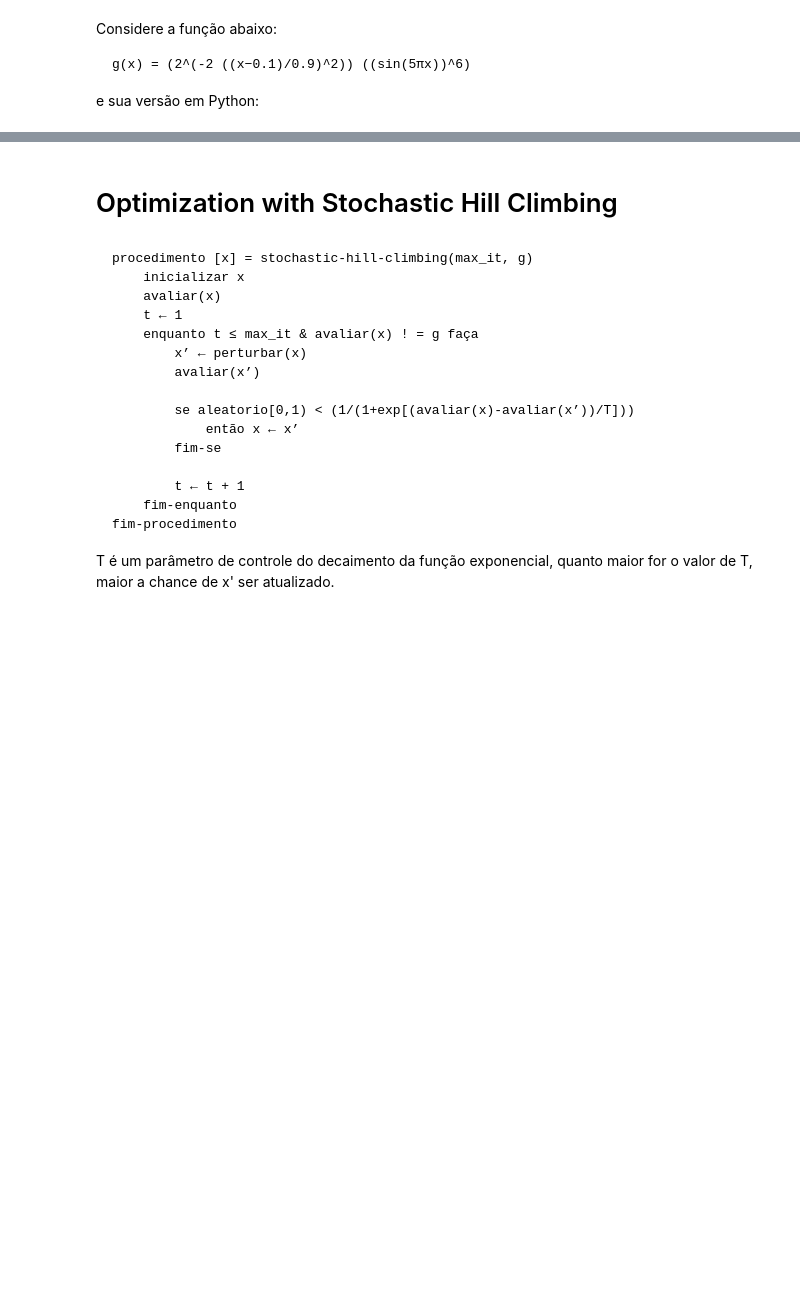
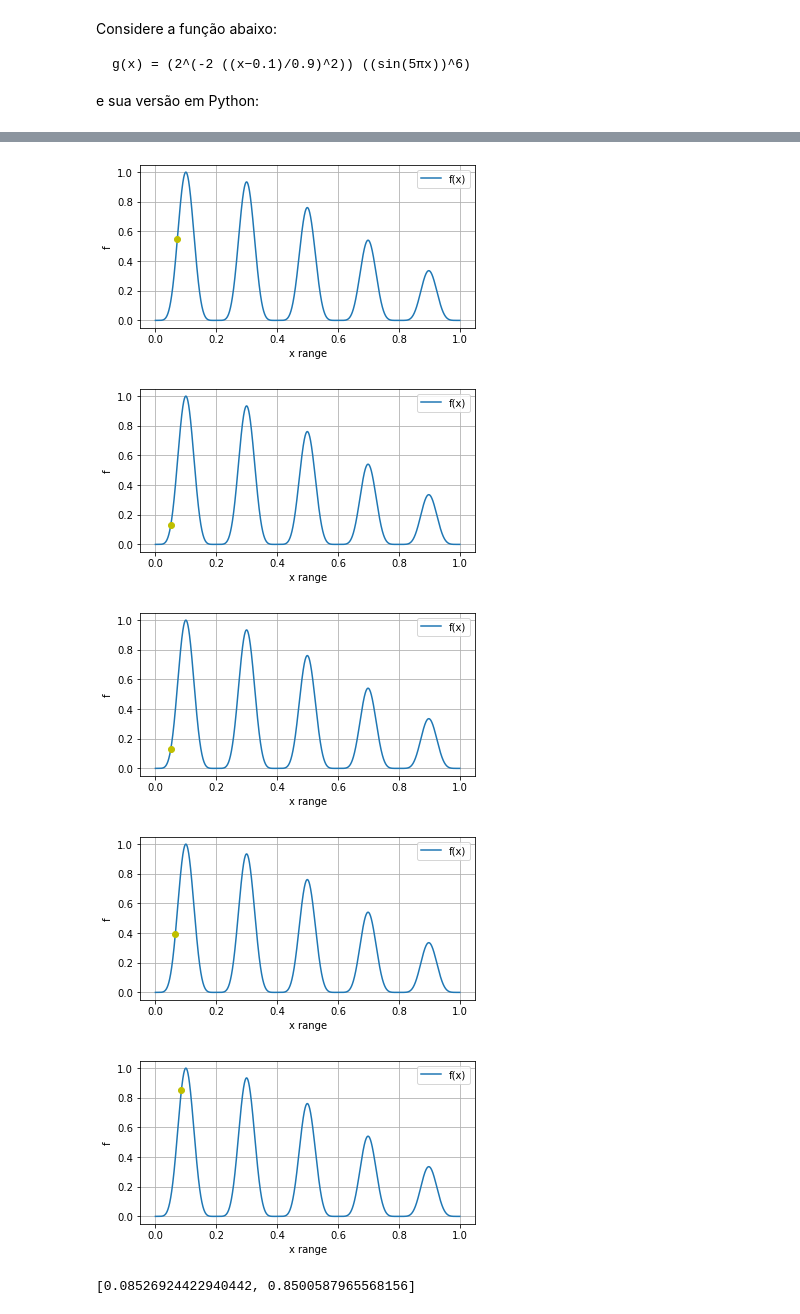
Before and after one commit to luisvenezian/unesp-cipn-algortimos, a Jupyter notebook: otimizacao.ipynb, the cells around one changed output, grey strips where cells are left out. Saved outputs shown, nothing was run; the diff lists cells and outputs as text; code cells hidden in the pictures; blank space fills up the shorter version.

Commit message:
stochastic hill climbing

````diff
--- a/otimizacao.ipynb
+++ b/otimizacao.ipynb
@@ -91,27 +104,41 @@ hill_climbing()
-# %% [markdown]
-# Optimization with Stochastic Hill Climbing
-# %% [markdown]
-```
-procedimento [x] = stochastic-hill-climbing(max_it, g)
-    inicializar x
-    avaliar(x)
-    t ← 1
-    enquanto t ≤ max_it & avaliar(x) ! = g faça
-        x’ ← perturbar(x)
-        avaliar(x’)
-
-        se aleatorio[0,1) < (1/(1+exp[(avaliar(x)-avaliar(x’))/T]))
-            então x ← x’
-        fim-se
-
-        t ← t + 1
-    fim-enquanto
-fim-procedimento
-```
-
-T é um parâmetro de controle do decaimento
-da função exponencial, quanto maior for o valor de T, maior a chance de x' ser atualizado.
-# %%
-def stochastic_hill_climbing(max_it: int, g: int):
-    pass
-    # (1/(1+exp((avaliar(x) - avaliar(xl))/T))):
+# %%
+def NRandom(i):
+    # Recebe um numero e pertuba um valor para esquerda ou direita
+    # de maneira aleatoria
+    r = i * 1.3
+    l = i * 0.7
+
+    if r > 1:
+        r = 1
+    if l < 0:
+        l = 0
+
+    return r if random() > 0.5 else l
+
+
+T = 20
+
+def stochastic_hill_climbing():
+    i = random()
+    it = 10
+
+    while it > 0 and (f(i) < 0.7):
+        s = NRandom(i)
+        plot([i, f(i)])
+
+        if random() < (1/(1+(exp((f(i) - f(s))/T)))):
+            i = s
+
+        it -= 1
+
+    plot([i, f(i)])
+    return [i, f(i)]
+# %%
+stochastic_hill_climbing()
+# %% [output]
+[figure, added]
+[figure, added]
+[figure, added]
+[figure, added]
+[figure, added]
+[0.08526924422940442, 0.8500587965568156]
````
Also changed, not shown: parts of 8 cells of this notebook.
